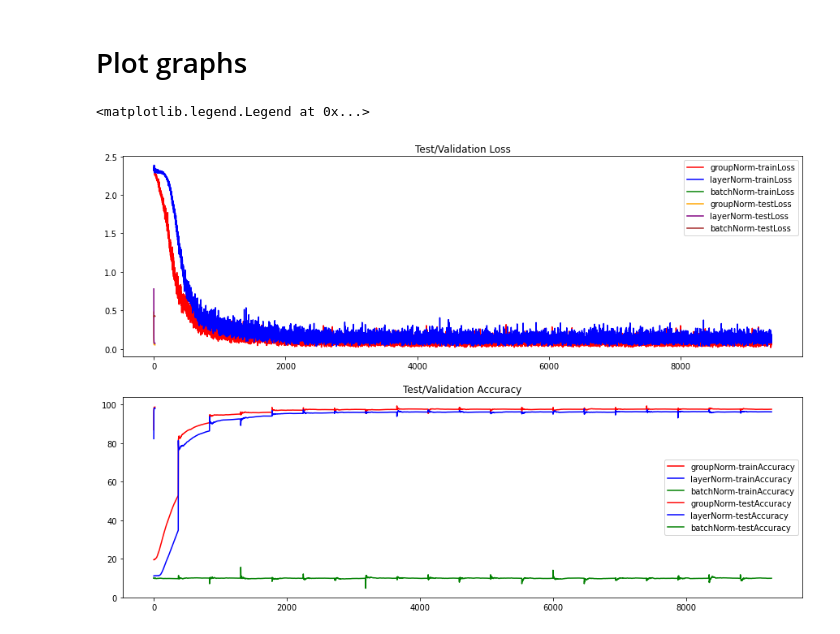
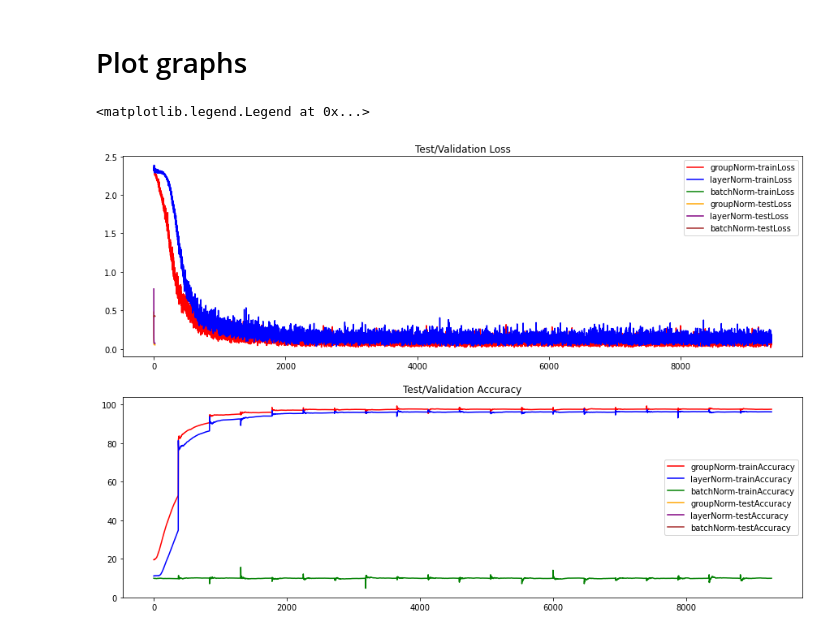
Before and after one commit to ShriramGithub7/EVA8_S5_Batch_Normalization_-_Regularization, a Jupyter notebook: EVA8_Session_5_Batch_Normalization_&_Regularization.ipynb, the cells around one changed output. Drawn from its saved outputs; the diff is of its cells as text; code cells hidden in the pictures.

```diff
--- a/EVA8_Session_5_Batch_Normalization_&_Regularization.ipynb
+++ b/EVA8_Session_5_Batch_Normalization_&_Regularization.ipynb
@@ -489,24 +489,24 @@ EPOCH: 11
 # %%
 fig, axs = plt.subplots(2,1,figsize=(15,10))
 axs[0].plot(train_losses_group, color='red', label='groupNorm-trainLoss')
 axs[0].plot(train_losses_layer, color='blue', label='layerNorm-trainLoss')
 axs[0].plot(train_losses_batch, color='green', label='batchNorm-trainLoss')
 
 axs[0].plot(test_losses_group, color='orange', label='groupNorm-testLoss')
 axs[0].plot(test_losses_layer, color='purple', label='layerNorm-testLoss')
 axs[0].plot(test_losses_batch, color='brown', label='batchNorm-testLoss')
 axs[0].set_title("Test/Validation Loss")
 axs[0].legend()
 
-axs[1].plot(train_acc_group[100:], color='r', label='groupNorm-trainAccuracy')
-axs[1].plot(train_acc_layer[100:], color='b', label='layerNorm-trainAccuracy')
-axs[1].plot(train_acc_batch[100:], color='g', label='batchNorm-trainAccuracy')
+axs[1].plot(train_acc_group[100:], color='red', label='groupNorm-trainAccuracy')
+axs[1].plot(train_acc_layer[100:], color='blue', label='layerNorm-trainAccuracy')
+axs[1].plot(train_acc_batch[100:], color='green', label='batchNorm-trainAccuracy')
 
-axs[1].plot(test_acc_group, color='r', label='groupNorm-testAccuracy')
-axs[1].plot(test_acc_layer, color='b', label='layerNorm-testAccuracy')
-axs[1].plot(test_acc_batch, color='g', label='batchNorm-testAccuracy')
+axs[1].plot(test_acc_group, color='orange', label='groupNorm-testAccuracy')
+axs[1].plot(test_acc_layer, color='purple', label='layerNorm-testAccuracy')
+axs[1].plot(test_acc_batch, color='brown', label='batchNorm-testAccuracy')
 axs[1].set_title("Test/Validation Accuracy")
 axs[1].legend()
 # %% [output]
 <matplotlib.legend.Legend at 0x...>
-[figure, old version]
+[figure, new version]
```
